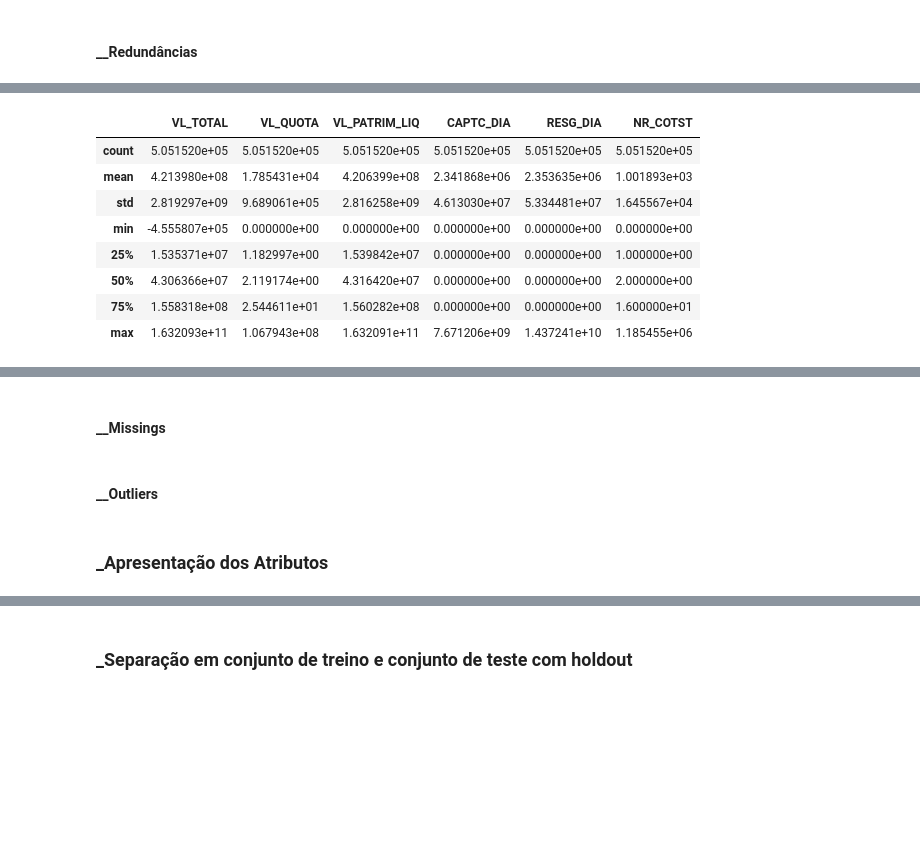
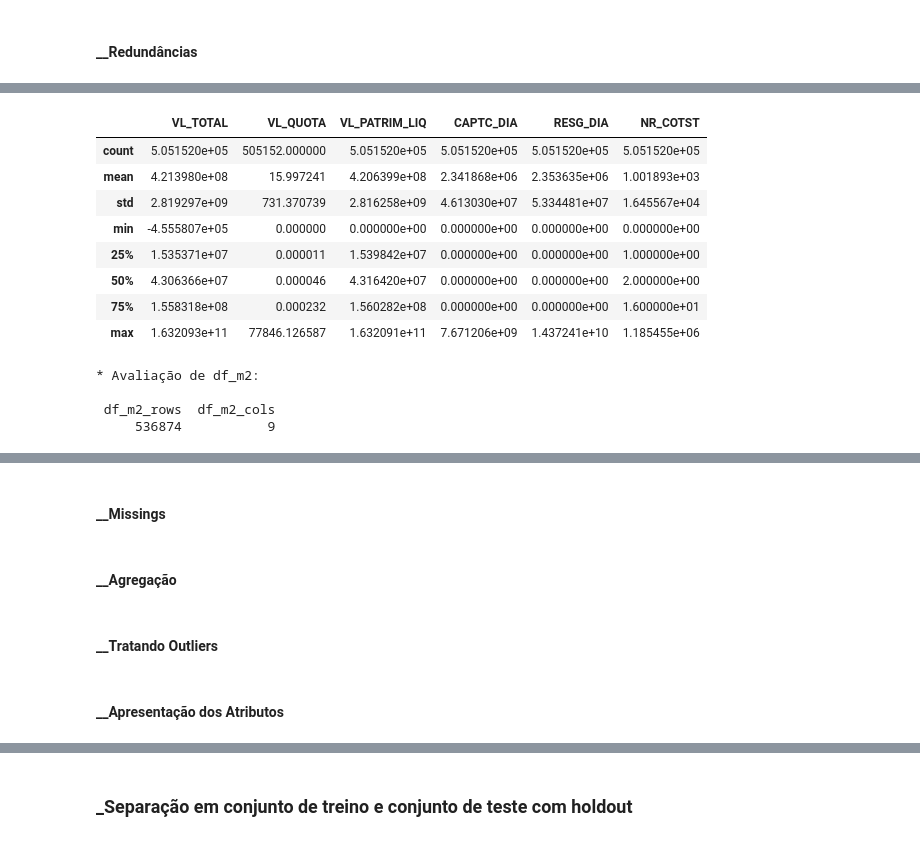
Before and after one commit to Moriblo/MVP_Spt4_EngSoft, a Jupyter notebook: MVP_SPT4_EngSoft_MLFI.ipynb, the cells around one changed output, grey strips where cells are left out. Cells and saved outputs as stored; diff of their text form; code cells hidden in the pictures; blank space fills up the shorter version.

```diff
--- a/MVP_SPT4_EngSoft_MLFI.ipynb
+++ b/MVP_SPT4_EngSoft_MLFI.ipynb
@@ -90,3 +92,6 @@ To: /content/arquivocad.csv
+# %%
+df_m1 = df_1 # para não necessitar realizar carga a cada mudança no código
+df_m2 = df_2 # para não necessitar realizar carga a cada mudança no código
 # %% [markdown]
 ## Pré-processamento
 # %% [markdown]
@@ -94,42 +99,46 @@ To: /content/arquivocad.csv
 # %% [markdown]
 #### __Redundâncias
 # %%
-# Adequando VL_QUOTA à quantidade de casas decimais informada no Dicionário de Dados do
-# dataset de origem
-df_1['VL_QUOTA'] = df_1['VL_QUOTA'].astype(str).str.replace('.', '')
-df_1['VL_QUOTA'] = df_1['VL_QUOTA'].astype(float)
-df_1['VL_QUOTA'] = df_1['VL_QUOTA'] / (10**12)
+# Adequando VL_QUOTA à quantidade de casas decimais informada no Dicionário de
+# Dados do dataset de origem
+df_m1['VL_QUOTA'] = df_m1['VL_QUOTA'].astype(str).str.replace('.', '')
+df_m1['VL_QUOTA'] = df_m1['VL_QUOTA'].astype(float)
+df_m1['VL_QUOTA'] = df_m1['VL_QUOTA'] / (10**12)
 
-df_2['VL_QUOTA'] = df_2['VL_QUOTA'].astype(str).str.replace('.', '')
-df_2['VL_QUOTA'] = df_2['VL_QUOTA'].astype(float)
-df_2['VL_QUOTA'] = df_2['VL_QUOTA'] / (10**12)
+df_m2['VL_QUOTA'] = df_m2['VL_QUOTA'].astype(str).str.replace('.', '')
+df_m2['VL_QUOTA'] = df_m2['VL_QUOTA'].astype(float)
+df_m2['VL_QUOTA'] = df_m2['VL_QUOTA'] / (10**12)
 
-# Removendo as tuplas em que VL_QUOTA seja negativo (para efeito de cálculo de retorno)
-df_1 = df_1[df_1["VL_QUOTA"] >= 0]
-df_2 = df_2[df_2["VL_QUOTA"] >= 0]
+# Removendo as tuplas em que VL_QUOTA seja negativo (para efeito de cálculo de
+# retorno)
+df_m1 = df_m1[df_m1["VL_QUOTA"] >= 0]
+df_m2 = df_m2[df_m2["VL_QUOTA"] >= 0]
 
 ####### AVALIANDO OS DADOS #######
 
 # Criação de DataFrames temporários para armazenar os tipos de dados e contagens
-temp1 = pd.DataFrame(df_1.dtypes, columns=['df_1_dtypes'])
-temp2 = pd.DataFrame(df_2.dtypes, columns=['df_2_dtypes'])
-temp3 = pd.DataFrame(df_1.count(), columns=['df_1_count'])
-temp4 = pd.DataFrame(df_2.count(), columns=['df_2_count'])
+temp1 = pd.DataFrame(df_1.dtypes, columns=['df_m1_dtypes'])
+temp2 = pd.DataFrame(df_2.dtypes, columns=['df_m2_dtypes'])
+temp3 = pd.DataFrame(df_1.count(), columns=['df_m1_count'])
+temp4 = pd.DataFrame(df_2.count(), columns=['df_m2_count'])
 
 # Criação de DataFrames temporários para armazenar as informações de shape
-temp5 = pd.DataFrame([df_1.shape], columns=['df_1_rows', 'df_1_cols'])
-temp6 = pd.DataFrame([df_2.shape], columns=['df_2_rows', 'df_2_cols'])
+temp5 = pd.DataFrame([df_m1.shape], columns=['df_m1_rows', 'df_m1_cols'])
+temp6 = pd.DataFrame([df_m2.shape], columns=['df_m2_rows', 'df_m2_cols'])
 
 # Concatenação dos DataFrames lado a lado
 result = pd.concat([temp1, temp2, temp3, temp4], axis=1)
 
 # Exibição do resultado
 print(result)
-
-# Exibição das informações de shape
+print()
+print('* Avaliação de df_m1:')
+print()
 print(temp5.to_string(index=False))
+display(df_m1.describe())
+print()
+print('* Avaliação de df_m2:')
+print()
 print(temp6.to_string(index=False))
-
-display(df_1.describe())
-display(df_2.describe())
+display(df_m2.describe())
 # %% [output]
@@ -150,10 +160,14 @@ NR_COTST            int64       int64      505152      536874
 |  | VL_TOTAL | VL_QUOTA | VL_PATRIM_LIQ | CAPTC_DIA | RESG_DIA | NR_COTST |
-| count | 5.051520e+05 | 5.051520e+05 | 5.051520e+05 | 5.051520e+05 | 5.051520e+05 | 5.051520e+05 |
-| mean | 4.213980e+08 | 1.785431e+04 | 4.206399e+08 | 2.341868e+06 | 2.353635e+06 | 1.001893e+03 |
-| std | 2.819297e+09 | 9.689061e+05 | 2.816258e+09 | 4.613030e+07 | 5.334481e+07 | 1.645567e+04 |
-| min | -4.555807e+05 | 0.000000e+00 | 0.000000e+00 | 0.000000e+00 | 0.000000e+00 | 0.000000e+00 |
-| 25% | 1.535371e+07 | 1.182997e+00 | 1.539842e+07 | 0.000000e+00 | 0.000000e+00 | 1.000000e+00 |
-| 50% | 4.306366e+07 | 2.119174e+00 | 4.316420e+07 | 0.000000e+00 | 0.000000e+00 | 2.000000e+00 |
-| 75% | 1.558318e+08 | 2.544611e+01 | 1.560282e+08 | 0.000000e+00 | 0.000000e+00 | 1.600000e+01 |
-| max | 1.632093e+11 | 1.067943e+08 | 1.632091e+11 | 7.671206e+09 | 1.437241e+10 | 1.185455e+06 |
+| count | 5.051520e+05 | 505152.000000 | 5.051520e+05 | 5.051520e+05 | 5.051520e+05 | 5.051520e+05 |
+| mean | 4.213980e+08 | 15.997241 | 4.206399e+08 | 2.341868e+06 | 2.353635e+06 | 1.001893e+03 |
+| std | 2.819297e+09 | 731.370739 | 2.816258e+09 | 4.613030e+07 | 5.334481e+07 | 1.645567e+04 |
+| min | -4.555807e+05 | 0.000000 | 0.000000e+00 | 0.000000e+00 | 0.000000e+00 | 0.000000e+00 |
+| 25% | 1.535371e+07 | 0.000011 | 1.539842e+07 | 0.000000e+00 | 0.000000e+00 | 1.000000e+00 |
+| 50% | 4.306366e+07 | 0.000046 | 4.316420e+07 | 0.000000e+00 | 0.000000e+00 | 2.000000e+00 |
+| 75% | 1.558318e+08 | 0.000232 | 1.560282e+08 | 0.000000e+00 | 0.000000e+00 | 1.600000e+01 |
+| max | 1.632093e+11 | 77846.126587 | 1.632091e+11 | 7.671206e+09 | 1.437241e+10 | 1.185455e+06 |
+* Avaliação de df_m2:
+
+ df_m2_rows  df_m2_cols
+     536874           9
 |  | VL_TOTAL | VL_QUOTA | VL_PATRIM_LIQ | CAPTC_DIA | RESG_DIA | NR_COTST |
@@ -194 +208,3 @@ df_3['RETORNO'] = ((df_3['VL_QUOTA'] - df_3['VL_QUOTA_1']) / df_3['VL_QUOTA']).r
+# %% [markdown]
+#### __Agregação
 # %%
@@ -233,3 +245,3 @@ df_atrib = df_atrib[['DT_COMPTC','CNPJ_FUNDO', 'TP_FUNDO', 'RESG_DIA', 'CAPTC_DI
-# %% [markdown]
-#### __Outliers
+# %% [markdown]
+#### __Tratando Outliers
 # %%
@@ -264,2 +268,2 @@ df_atrib = df_atrib[['RESG_DIA', 'CAPTC_DIA', 'NR_COTST', 'VL_PATRIM_LIQ', 'VL_Q
 # %% [markdown]
-### _Apresentação dos Atributos
+#### __Apresentação dos Atributos
```
Also changed, not shown: parts of 21 cells of this notebook.
